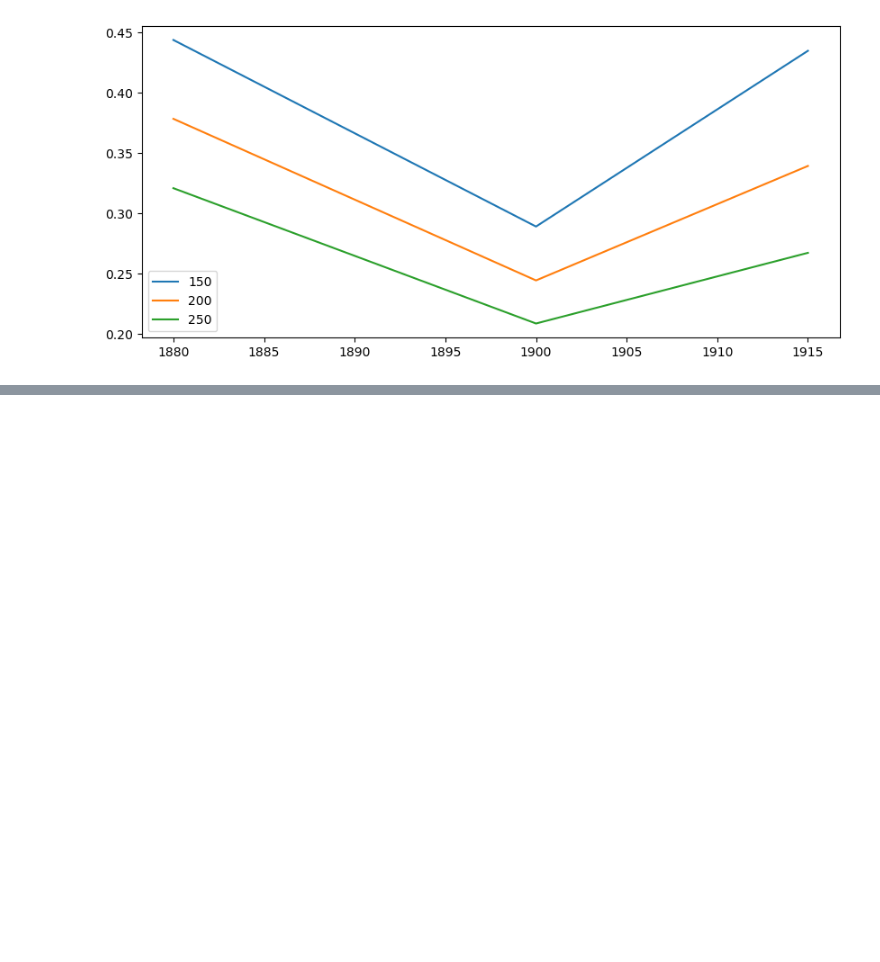
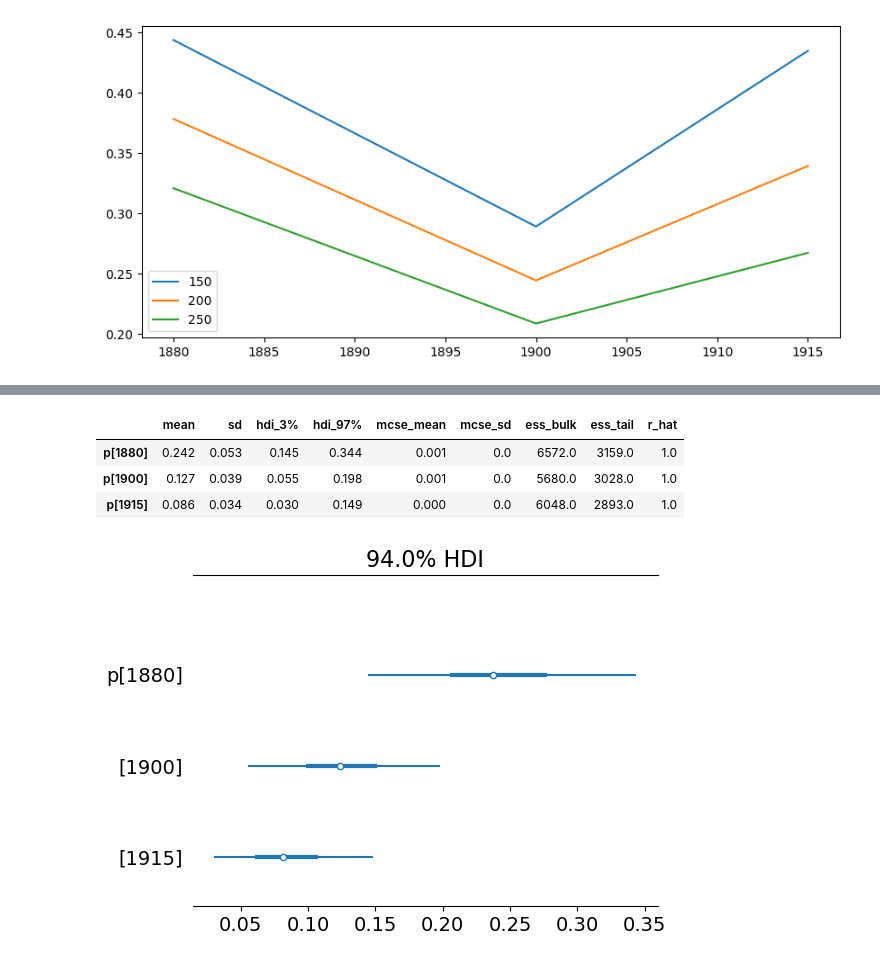
Before and after one commit to AnttiHaerkoenen/spatial_segregation, a Jupyter notebook: notebooks/segregation_change_1880-1915.ipynb, the cells around one changed output, grey strips where cells are left out. Saved outputs shown, nothing was run; the diff lists cells and outputs as text; code cells hidden in the pictures; blank space fills up the shorter version.

Commit message:
intermarriage

```diff
--- a/notebooks/segregation_change_1880-1915.ipynb
+++ b/notebooks/segregation_change_1880-1915.ipynb
@@ -829,0 +850,3 @@ for year in YEARS:
+# %%
+marriage_data = pd.read_csv(DATA_DIR / 'processed' / 'intermarriage.csv')
+intermarriages = marriage_data.loc[marriage_data.area == 'Valli']
@@ -829,0 +858,7 @@ for year in YEARS:
+# %%
+coords = {'year': [1880, 1900, 1915]}
+with pm.Model(coords=coords) as marriage_model:
+    married = pm.ConstantData('married', intermarriages.ingroup_marriages + intermarriages.outgroup_marriages, dims='year')
+    p = pm.Beta('p', 2, 2, dims='year')
+    mixed = pm.Binomial('mixed', n=married, p=p, observed=intermarriages.outgroup_marriages, dims='year')
+    idata = pm.sample(1000, tune=1000, chains=4)
@@ -829,0 +876,12 @@ for year in YEARS:
+# %%
+az.summary(idata)
+# %% [output]
+|  | mean | sd | hdi_3% | hdi_97% | mcse_mean | mcse_sd | ess_bulk | ess_tail | r_hat |
+| p[1880] | 0.242 | 0.053 | 0.145 | 0.344 | 0.001 | 0.0 | 6572.0 | 3159.0 | 1.0 |
+| p[1900] | 0.127 | 0.039 | 0.055 | 0.198 | 0.001 | 0.0 | 5680.0 | 3028.0 | 1.0 |
+| p[1915] | 0.086 | 0.034 | 0.030 | 0.149 | 0.000 | 0.0 | 6048.0 | 2893.0 | 1.0 |
+# %%
+az.plot_forest(idata, combined=True)
+plt.show()
+# %% [output]
+[figure, added]
```
Also changed, not shown: parts of 17 cells of this notebook, 10 other files.
